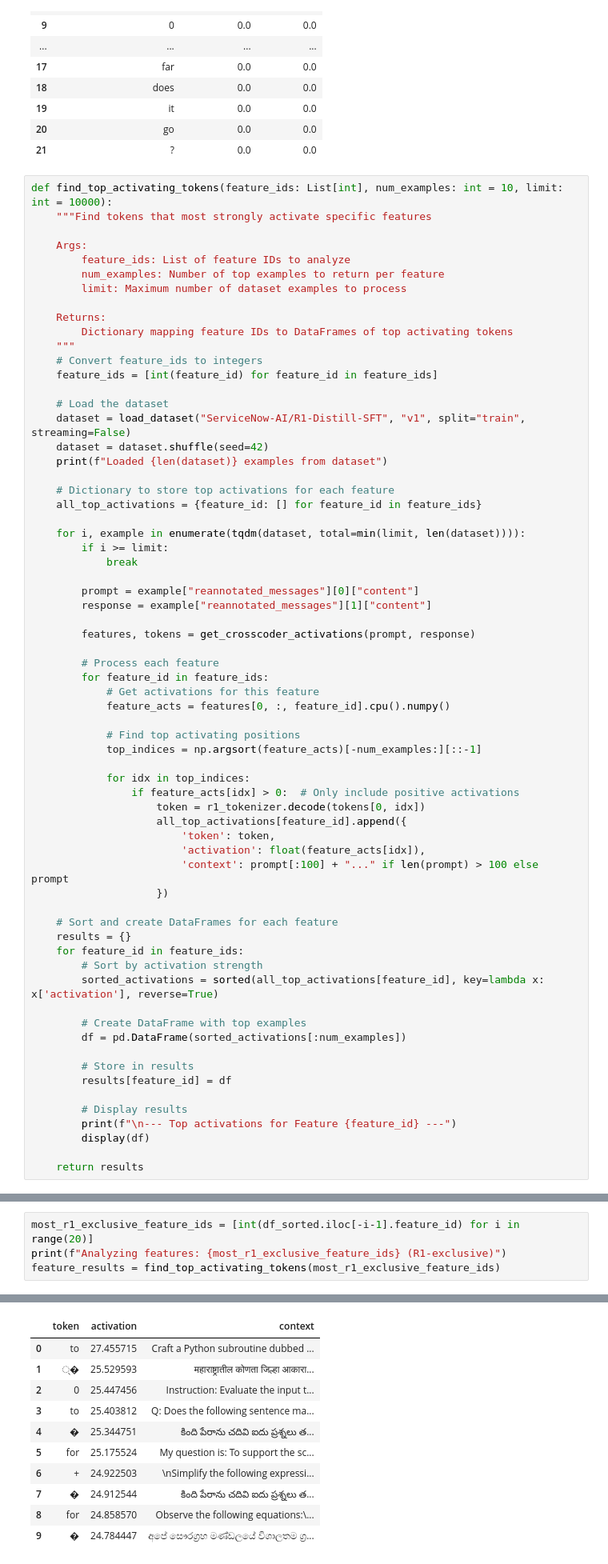
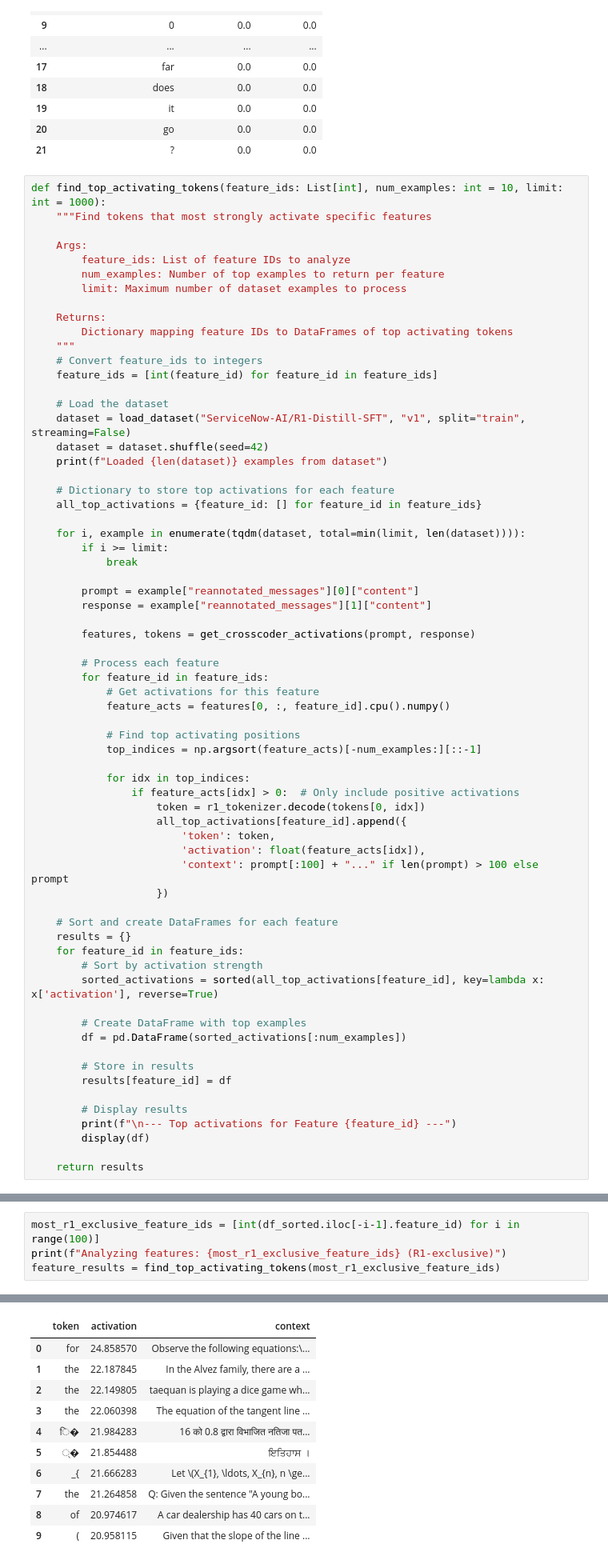
Before and after one commit to jnward/qwen-diffing, a Jupyter notebook: explore.ipynb, the cells around one changed output, grey strips where cells are left out. Shown: that part at 80% size. Cells and saved outputs as stored; diff of their text form.

```diff
--- a/explore.ipynb
+++ b/explore.ipynb
@@ -270,7 +253,7 @@ visualize_features(example, feature_ids=[df_sorted.iloc[10].feature_id, df_sorte
 | 20 | go | 0.0 | 0.0 |
 | 21 | ? | 0.0 | 0.0 |
 # %%
-def find_top_activating_tokens(feature_ids: List[int], num_examples: int = 10, limit: int = 10000):
+def find_top_activating_tokens(feature_ids: List[int], num_examples: int = 10, limit: int = 1000):
     """Find tokens that most strongly activate specific features
 
     Args:
@@ -406,5 +325,5 @@ Loaded 1679162 examples from dataset
 # %%
-most_r1_exclusive_feature_ids = [int(df_sorted.iloc[-i-1].feature_id) for i in range(20)]
+most_r1_exclusive_feature_ids = [int(df_sorted.iloc[-i-1].feature_id) for i in range(100)]
 print(f"Analyzing features: {most_r1_exclusive_feature_ids} (R1-exclusive)")
 feature_results = find_top_activating_tokens(most_r1_exclusive_feature_ids)
 # %% [output]
@@ -412,15 +331,15 @@ Analyzing features: [25692, 14615, 31882, 47069, 12687, 26749, 17992, 47006, 351
 Loaded 1679162 examples from dataset
 --- Top activations for Feature 25692 ---
 |  | token | activation | context |
-| 0 | to | 27.455715 | Craft a Python subroutine dubbed ... |
-| 1 | ्� | 25.529593 | महाराष्ट्रातील कोणता जिल्हा आकारा... |
-| 2 | 0 | 25.447456 | Instruction: Evaluate the input t... |
-| 3 | to | 25.403812 | Q: Does the following sentence ma... |
-| 4 | � | 25.344751 | కింది పేరాను చదివి ఐదు ప్రశ్నలు త... |
-| 5 | for | 25.175524 | My question is: To support the sc... |
-| 6 | + | 24.922503 | \nSimplify the following expressi... |
-| 7 | � | 24.912544 | కింది పేరాను చదివి ఐదు ప్రశ్నలు త... |
-| 8 | for | 24.858570 | Observe the following equations:\... |
-| 9 | � | 24.784447 | අපේ සෞරග්‍රහ මණ්ඩලයේ විශාලතම ග්‍ර... |
+| 0 | for | 24.858570 | Observe the following equations:\... |
+| 1 | the | 22.187845 | In the Alvez family, there are a ... |
+| 2 | the | 22.149805 | taequan is playing a dice game wh... |
+| 3 | the | 22.060398 | The equation of the tangent line ... |
+| 4 | ि� | 21.984283 | 16 को 0.8 द्वारा विभाजित नतिजा पत... |
+| 5 | ्� | 21.854488 | ਇਤਿਹਾਸ । |
+| 6 | _{ | 21.666283 | Let \(X_{1}, \ldots, X_{n}, n \ge... |
+| 7 | the | 21.264858 | Q: Given the sentence "A young bo... |
+| 8 | of | 20.974617 | A car dealership has 40 cars on t... |
+| 9 | ( | 20.958115 | Given that the slope of the line ... |
 --- Top activations for Feature 14615 ---
 |  | token | activation | context |
```
Also changed, not shown: parts of 4 cells of this notebook, 12 other files.
